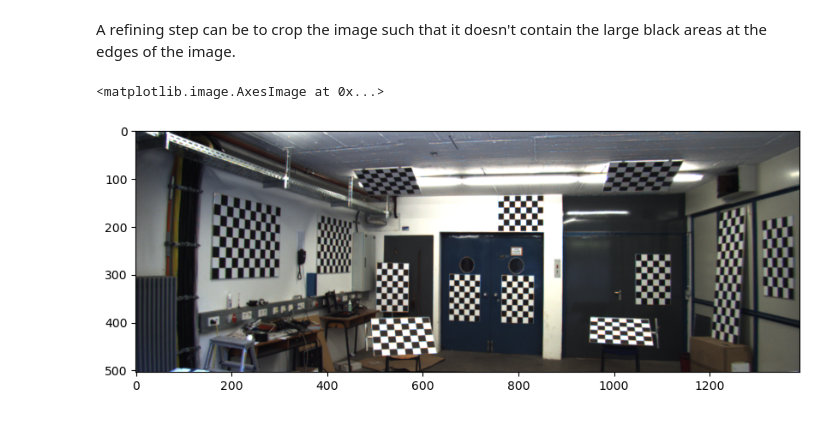
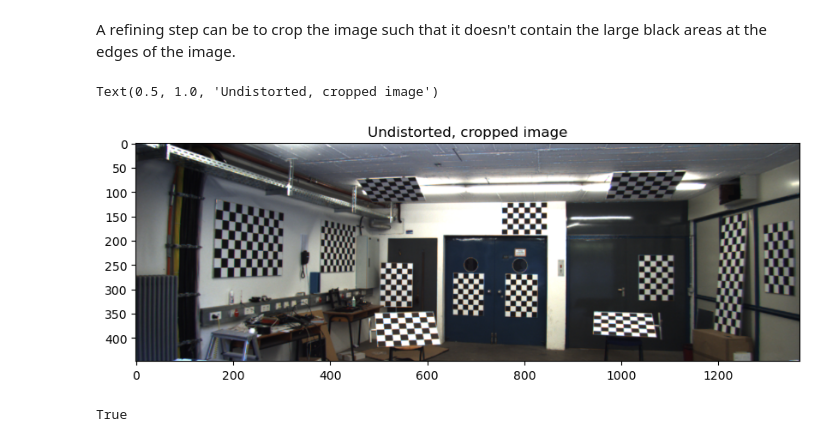
Before and after one commit to Colin-Wang-design/perception_autonomous, a Jupyter notebook: Camera calibration.ipynb, the cells around one changed output. Drawn from its saved outputs; the diff is of its cells as text; code cells hidden in the pictures.

Commit message:
paint pattern, rectify raw img

```diff
--- a/Camera calibration.ipynb
+++ b/Camera calibration.ipynb
@@ -16,16 +16,16 @@ import matplotlib.pyplot as plt
 
 # Define number of inner corners per chessboard pattern
 #patterns = [(5,7), (6,7), (8,8)]
-from itertools import product
+from itertools import combinations
 
 # Define the range
 range_vals = range(3, 15)
 
 # Generate all unique combinations of two-element tuples
-patterns = list(product(range_vals, repeat=2))
+patterns = list(combinations(range_vals, 2))
 
+# Sort in reverse order, if needed
 patterns.sort(reverse=True)
-
 
 # Arrays to store object points and image points from all the images
 objpoints = []  # 3D points in real-world space
@@ -42,9 +42,7 @@ gray = cv2.cvtColor(img, cv2.COLOR_BGR2GRAY)
 for nb_vertical, nb_horizontal in patterns:
     # Prepare object points, like (0,0,0), (1,0,0), (2,0,0), ....,(6,5,0) for each chessboard
     objp = np.zeros((nb_horizontal * nb_vertical, 3), np.float32)
-    objp[:, :2] = np.mgrid[0:nb_vertical, 0:nb_horizontal].T.reshape(-1, 2)
-
-
+    objp[:, :2] = np.mgrid[0:nb_vertical, 0:nb_horizontal].T.reshape(-1, 2)*100 # Scale by 100mm (square size is 10cm = 100mm)
 
     chessboards_detected = 0  # Counter for detected chessboards in the image
 
@@ -72,6 +70,24 @@ for nb_vertical, nb_horizontal in patterns:
             # Update the grayscale version of the image with the masked area
             cv2.rectangle(gray, upper_left, lower_right, 255, thickness=-1)
 
+            text = f'{nb_vertical}x{nb_horizontal}'
+            font = cv2.FONT_HERSHEY_SIMPLEX
+            font_scale = 0.6
+            font_color = (0, 0, 255)  # Red text in BGR format
+            thickness = 2
+
+            # Get the size of the text box
+            (text_width, text_height), baseline = cv2.getTextSize(text, font, font_scale, thickness)
+
+            # Calculate the center position for the text within the white box
+            center_x = upper_left[0] + (lower_right[0] - upper_left[0] - text_width) // 2
+            center_y = upper_left[1] + (lower_right[1] - upper_left[1] + text_height) // 2
+
+            # Position the text in the center
+            text_position = (center_x, center_y)
+
+            cv2.putText(img, text, text_position, font, font_scale, font_color, thickness)
+
             chessboards_detected += 1
             print("with pattern (", nb_vertical, ",", nb_horizontal, ") total", chessboards_detected)
         else:
@@ -102,7 +118,7 @@ Using the extracted corners we can obtain a camera matrix that contains the info
 # %%
 ret, mtx, dist, rvecs, tvecs = cv2.calibrateCamera(objpoints, imgpoints, gray.shape[::-1], None, None)
 h,  w = img.shape[:2]
-alpha = 0.1
+alpha = 0.9
 newcameramtx, roi = cv2.getOptimalNewCameraMatrix(mtx,dist,(w,h),alpha,(w,h))
 # %% [markdown]
 The last step is to actually undistort an image:
@@ -144,9 +157,18 @@ A refining step can be to crop the image such that it doesn't contain the large
 # %%
 # crop the image
 x,y,w,h = roi
 dst = dst[y:y+h, x:x+w]
 plt.figure(figsize=(10,10))
 plt.imshow(dst[...,[2,1,0]])
+plt.title('Undistorted, cropped image')
 # %% [output]
-<matplotlib.image.AxesImage at 0x...>
+Text(0.5, 1.0, 'Undistorted, cropped image')
-[figure, old version]
+[figure, new version]
+# %%
+import os
+# Create a directory to save the window images if it doesn't exist
+output_dir = './output_windows'
+os.makedirs(output_dir, exist_ok=True)
+cv2.imwrite(os.path.join(output_dir, 'rect.png'), dst)
+# %% [output]
+True
```
Also changed, not shown: parts of 5 cells of this notebook.
